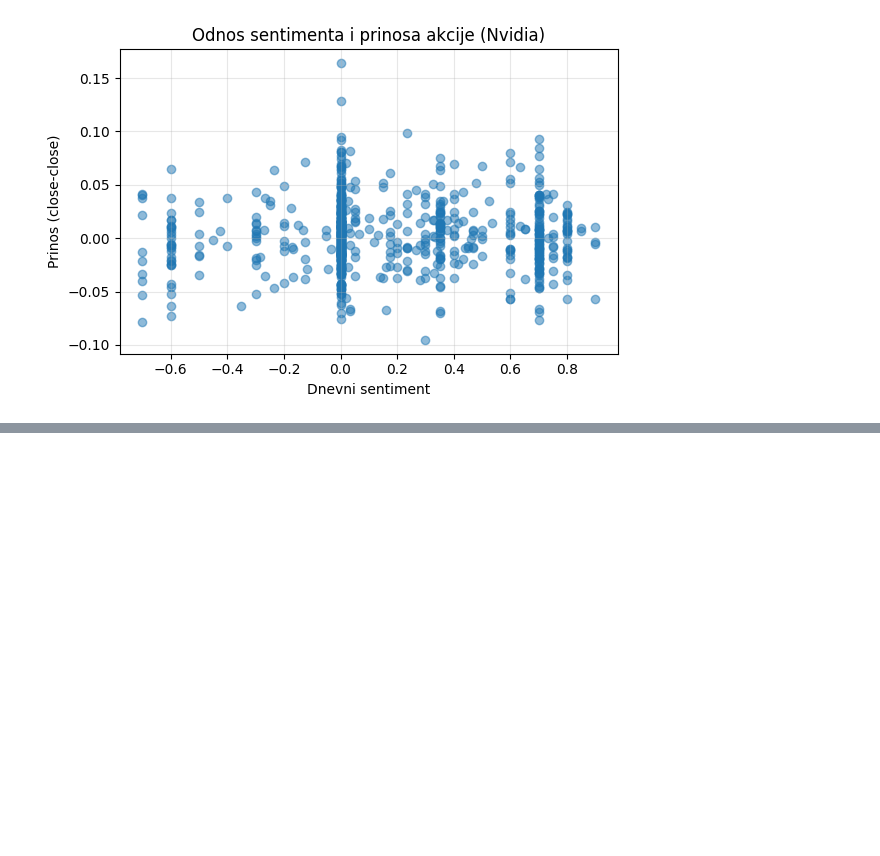
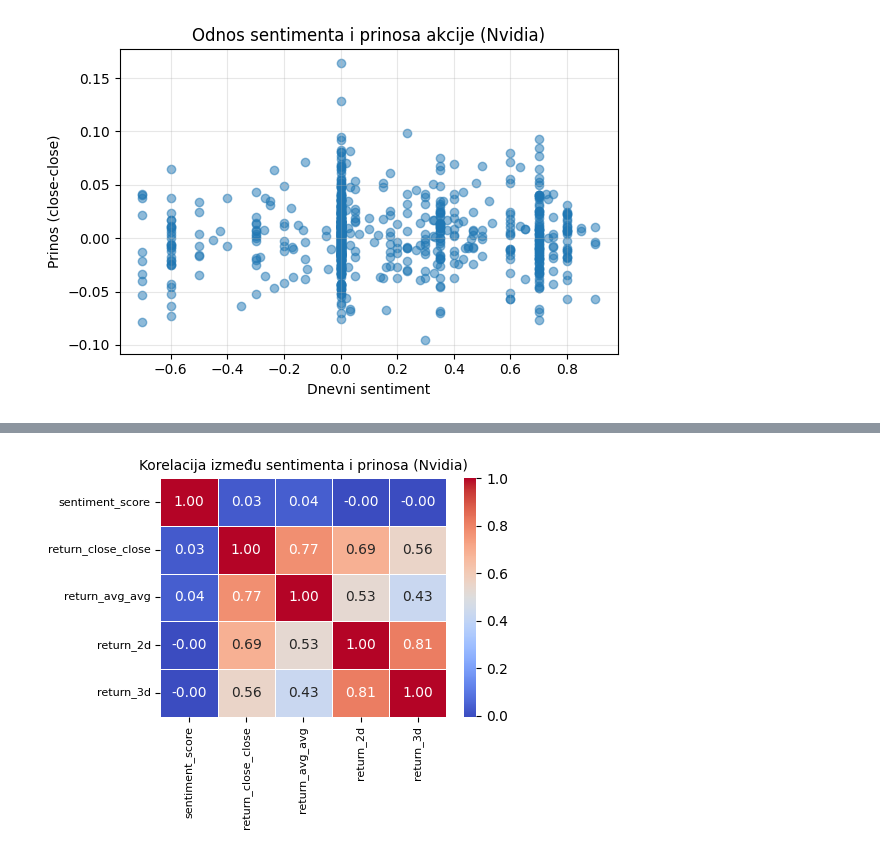
Before and after one commit to aleksandrabegovic/apple_sentiment_analiza, a Jupyter notebook: SentimentNvidia.ipynb, the cells around one changed output, grey strips where cells are left out. Saved outputs shown, nothing was run; the diff lists cells and outputs as text; code cells hidden in the pictures; blank space fills up the shorter version.

```diff
--- a/SentimentNvidia.ipynb
+++ b/SentimentNvidia.ipynb
@@ -827,0 +891,7 @@ plt.show()
+# %%
+nvda_final = nvda_merged.copy()
+
+nvda_final["sentiment"] = nvda_tagged["sentiment"].values
+nvda_final["sentiment_score"] = nvda_tagged["sentiment_score"].values
+nvda_final["topic"] = nvda_tagged["topic"].values
+nvda_final["sentiment_num"] = nvda_tagged["sentiment_num"].values
@@ -827,0 +924,10 @@ plt.show()
+# %%
+corr = nvda_final[[
+    "sentiment_score",
+    "return_close_close",
+    "return_avg_avg",
+    "return_2d",
+    "return_3d"
+]].corr()
+
+print(corr)
@@ -827,0 +948,26 @@ plt.show()
+# %%
+import matplotlib.pyplot as plt
+import seaborn as sns
+
+plt.figure(figsize=(5,4))
+
+sns.heatmap(
+    corr,
+    annot=True,
+    fmt=".2f",
+    cmap="coolwarm",
+    linewidths=0.5
+)
+
+plt.title("Korelacija između sentimenta i prinosa (Nvidia)", fontsize=10)
+
+plt.xticks(fontsize=8)
+plt.yticks(fontsize=8)
+
+plt.tight_layout()
+
+
+
+plt.show()
+# %% [output]
+[figure, added]
```
Also changed, not shown: parts of 14 cells of this notebook.
